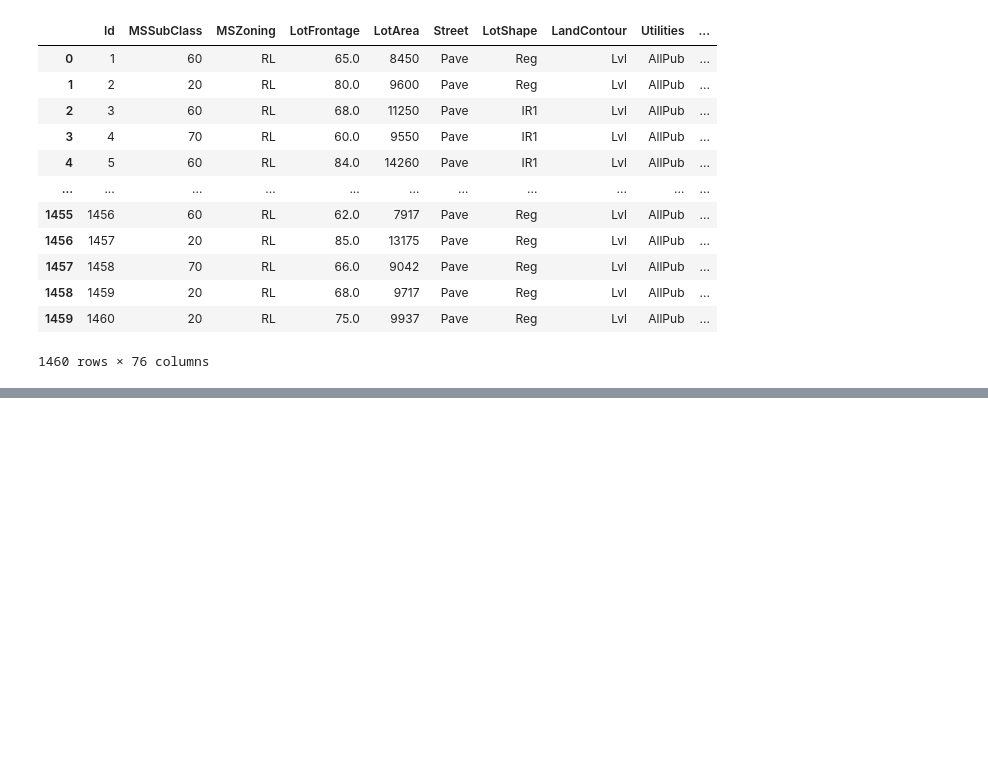
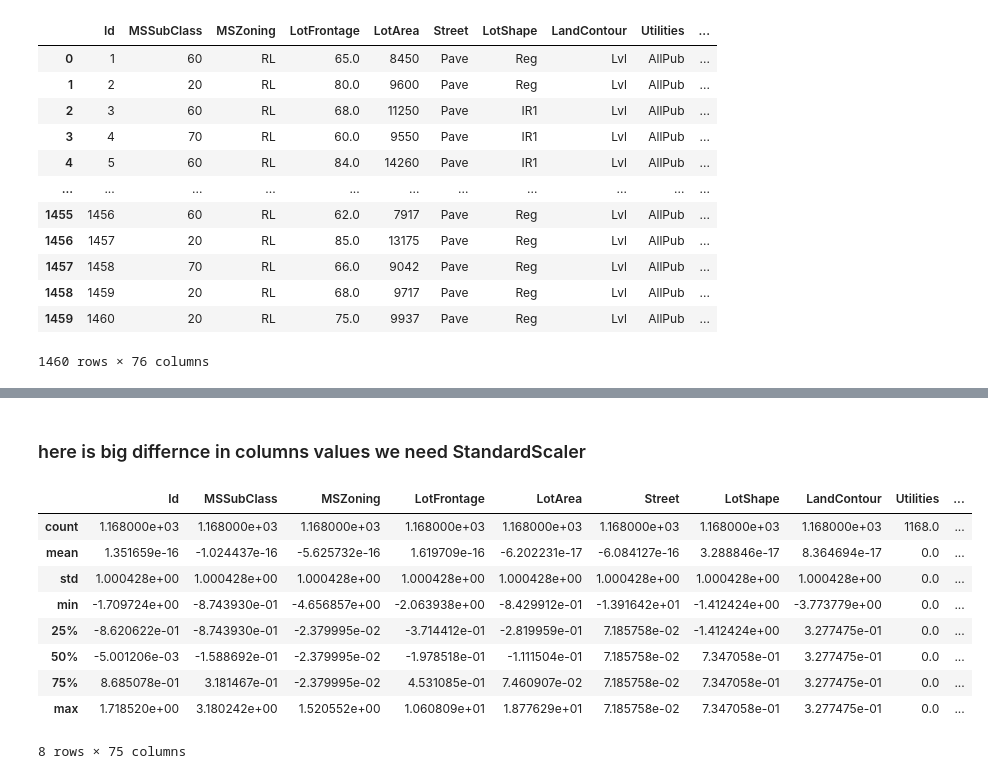
Before and after one commit to DinankSoni/ML_projects, a Jupyter notebook: House Prices Predict.ipynb, the cells around one changed output, grey strips where cells are left out. Cells and saved outputs as stored; diff of their text form; code cells hidden in the pictures; blank space fills up the shorter version.

```diff
--- a/House Prices Predict.ipynb
+++ b/House Prices Predict.ipynb
@@ -548,0 +287,24 @@ dtype: int64
+# %% [markdown]
+###  here is big differnce in columns values we need StandardScaler
+# %%
+from sklearn.preprocessing import StandardScaler
+
+# Initialize the StandardScaler
+scaler = StandardScaler()
+
+# Fit and transform the entire DataFrame
+x_train = pd.DataFrame(scaler.fit_transform(x_train), columns=x_train.columns)
+x_test = pd.DataFrame(scaler.fit_transform(x_test), columns=x_test.columns)
+# %%
+x_train.describe()
+# %% [output]
+|  | Id | MSSubClass | MSZoning | LotFrontage | LotArea | Street | LotShape | LandContour | Utilities | ... |
+| count | 1.168000e+03 | 1.168000e+03 | 1.168000e+03 | 1.168000e+03 | 1.168000e+03 | 1.168000e+03 | 1.168000e+03 | 1.168000e+03 | 1168.0 | ... |
+| mean | 1.351659e-16 | -1.024437e-16 | -5.625732e-16 | 1.619709e-16 | -6.202231e-17 | -6.084127e-16 | 3.288846e-17 | 8.364694e-17 | 0.0 | ... |
+| std | 1.000428e+00 | 1.000428e+00 | 1.000428e+00 | 1.000428e+00 | 1.000428e+00 | 1.000428e+00 | 1.000428e+00 | 1.000428e+00 | 0.0 | ... |
+| min | -1.709724e+00 | -8.743930e-01 | -4.656857e+00 | -2.063938e+00 | -8.429912e-01 | -1.391642e+01 | -1.412424e+00 | -3.773779e+00 | 0.0 | ... |
+| 25% | -8.620622e-01 | -8.743930e-01 | -2.379995e-02 | -3.714412e-01 | -2.819959e-01 | 7.185758e-02 | -1.412424e+00 | 3.277475e-01 | 0.0 | ... |
+| 50% | -5.001206e-03 | -1.588692e-01 | -2.379995e-02 | -1.978518e-01 | -1.111504e-01 | 7.185758e-02 | 7.347058e-01 | 3.277475e-01 | 0.0 | ... |
+| 75% | 8.685078e-01 | 3.181467e-01 | -2.379995e-02 | 4.531085e-01 | 7.460907e-02 | 7.185758e-02 | 7.347058e-01 | 3.277475e-01 | 0.0 | ... |
+| max | 1.718520e+00 | 3.180242e+00 | 1.520552e+00 | 1.060809e+01 | 1.877629e+01 | 7.185758e-02 | 7.347058e-01 | 3.277475e-01 | 0.0 | ... |
+8 rows × 75 columns
```
Also changed, not shown: parts of 56 cells of this notebook.
